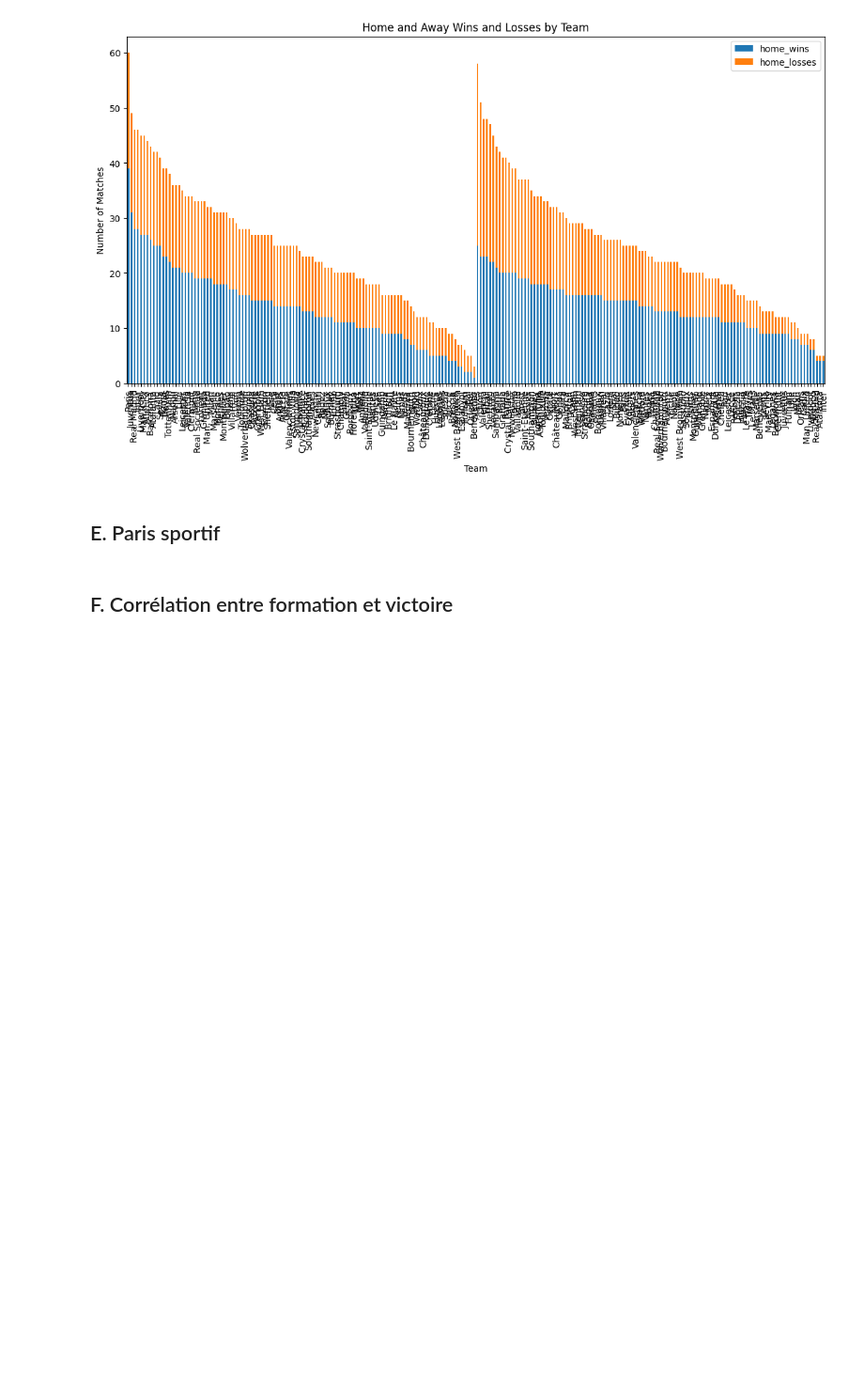
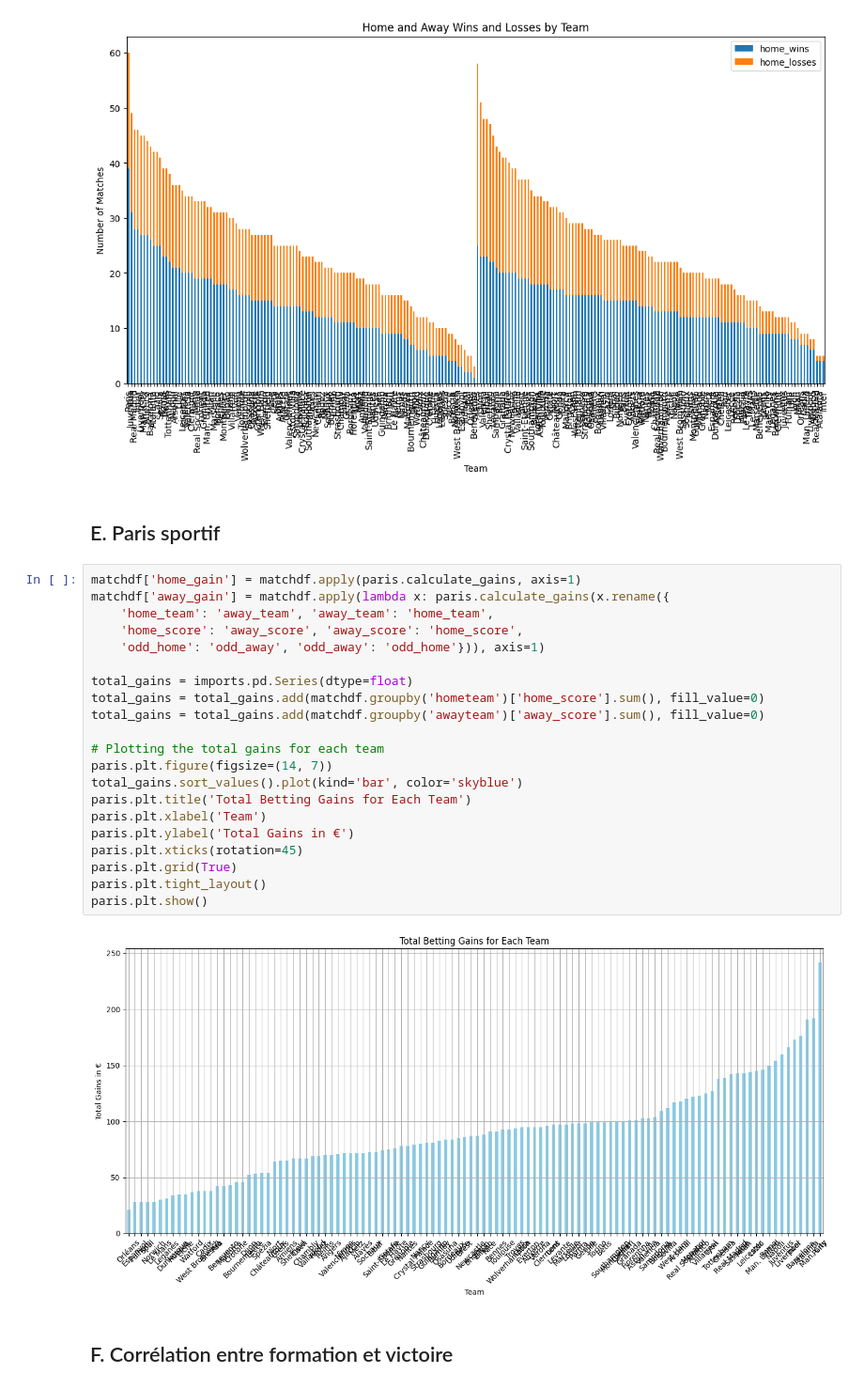
Before and after one commit to Jael-dev/Python-Data-Visualasation-project, a Jupyter notebook: projet.ipynb, the cells around one changed output. Shown at 94% size. Cells and saved outputs as stored; diff of their text form; blank space fills up the shorter version.

Commit message:
paris sportif added

```diff
--- a/projet.ipynb
+++ b/projet.ipynb
@@ -652,5 +642,28 @@ Visualisation.plt.show()
 [figure]
 # %% [markdown]
 ## E. Paris sportif
+# %%
+matchdf['home_gain'] = matchdf.apply(paris.calculate_gains, axis=1)
+matchdf['away_gain'] = matchdf.apply(lambda x: paris.calculate_gains(x.rename({
+    'home_team': 'away_team', 'away_team': 'home_team',
+    'home_score': 'away_score', 'away_score': 'home_score',
+    'odd_home': 'odd_away', 'odd_away': 'odd_home'})), axis=1)
+
+total_gains = imports.pd.Series(dtype=float)
+total_gains = total_gains.add(matchdf.groupby('hometeam')['home_score'].sum(), fill_value=0)
+total_gains = total_gains.add(matchdf.groupby('awayteam')['away_score'].sum(), fill_value=0)
+
+# Plotting the total gains for each team
+paris.plt.figure(figsize=(14, 7))
+total_gains.sort_values().plot(kind='bar', color='skyblue')
+paris.plt.title('Total Betting Gains for Each Team')
+paris.plt.xlabel('Team')
+paris.plt.ylabel('Total Gains in €')
+paris.plt.xticks(rotation=45)
+paris.plt.grid(True)
+paris.plt.tight_layout()
+paris.plt.show()
+# %% [output]
+[figure, added]
 # %% [markdown]
 ## F. Corrélation entre formation et victoire
```
Also changed, not shown: parts of 6 cells of this notebook, 2 other files.
